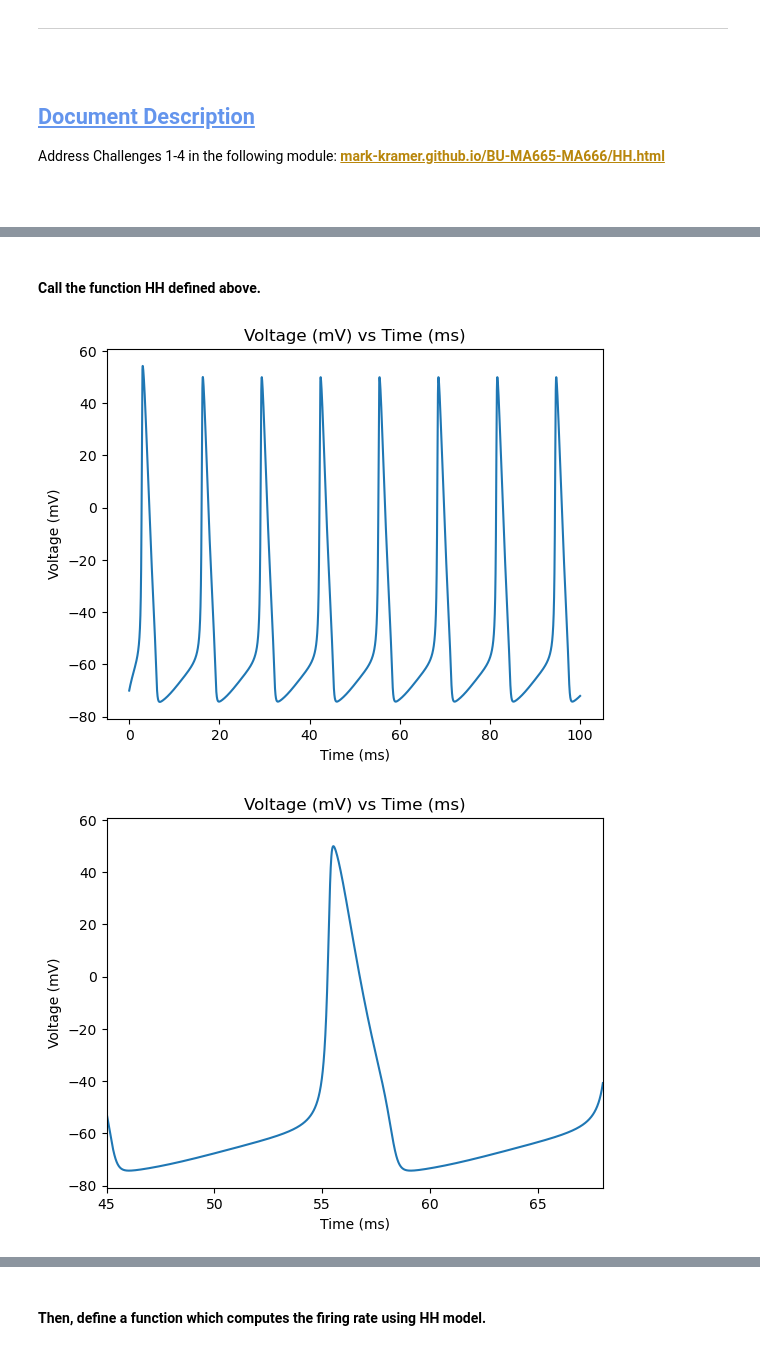
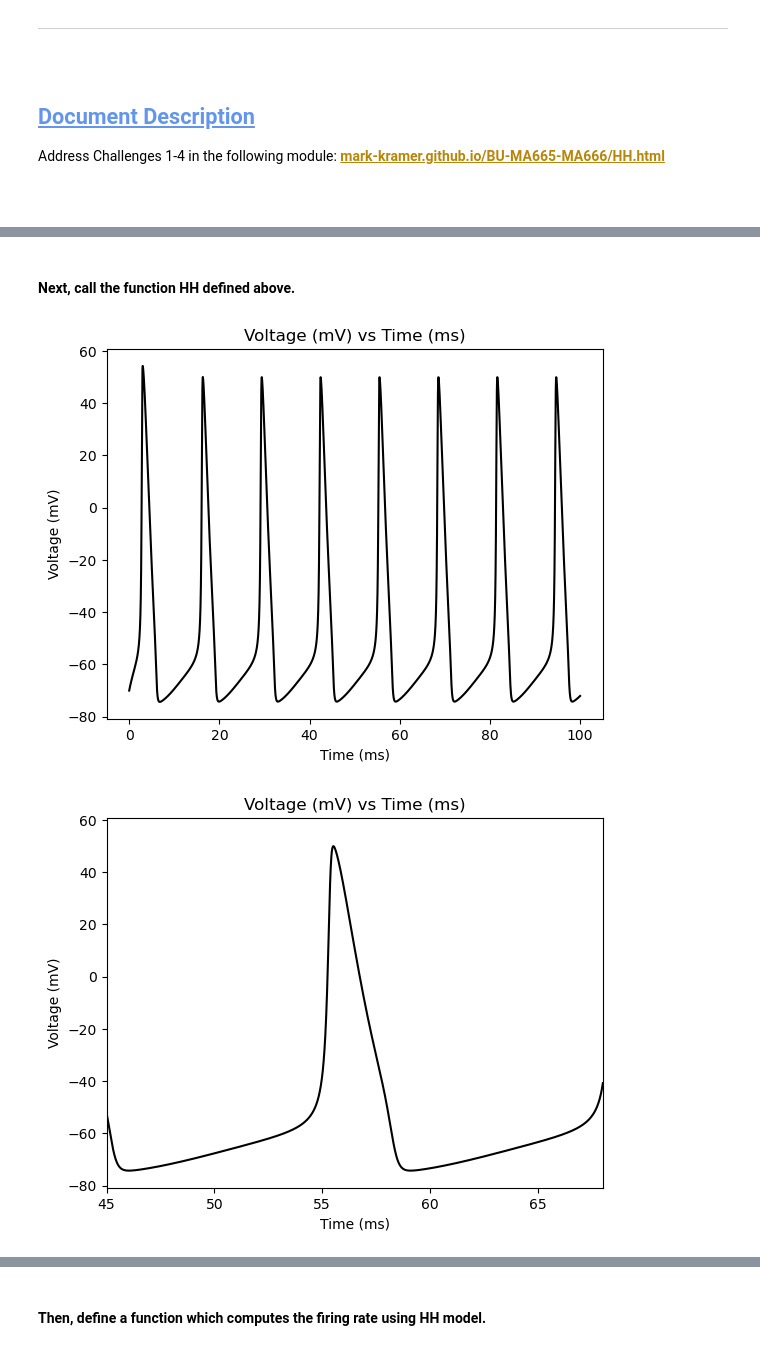
Before and after one commit to brittahn/CASMA665, a Jupyter notebook: Homeworks/AhnB_HW2-HH_CASMA665_F2024.ipynb, the cells around one changed output, grey strips where cells are left out. Cells and saved outputs as stored; diff of their text form; code cells hidden in the pictures.

```diff
--- a/Homeworks/AhnB_HW2-HH_CASMA665_F2024.ipynb
+++ b/Homeworks/AhnB_HW2-HH_CASMA665_F2024.ipynb
@@ -137,7 +139,7 @@ def HH(I0,T0, gK0_i, gNa0_i):
 
     return V,m,h,n,t
 # %% [markdown]
-#### **Call the function HH defined above.**
+#### **Next, call the function HH defined above.**
 # %%
 # Call the function HH
 
@@ -153,7 +155,7 @@ gNa0=120  # max potassium conductance of 120
 # Plot voltages
 plt.figure()
 plt.title("Voltage (mV) vs Time (ms)")
-plt.plot(t,V)
+plt.plot(t,V, 'black')
 plt.xlabel("Time (ms)")
 plt.ylabel("Voltage (mV)")
 plt.show()
@@ -161,7 +163,7 @@ plt.show()
 # Plot single spike
 plt.figure()
 plt.title("Voltage (mV) vs Time (ms)")
-plt.plot(t,V)
+plt.plot(t,V, 'black')
 plt.xlim([45, 68])
 plt.xlabel("Time (ms)")
 plt.ylabel("Voltage (mV)")
@@ -171,35 +173,35 @@ plt.show()
 plt.figure()
 plt.title("Single Spike AP Dynamics of m, h, n")
 plt.plot(t,m,'red', label='m')
 plt.plot(t,h,'blue', label='h')
 plt.plot(t,n,'green', label='n')
 plt.xlim([45, 68])
 plt.xlabel('Time [ms]')
 plt.show()
 
 
 ####################
 # Plot conductances
 
 # Define conductances
 gNa  = gNa0*(m**3)*h                 # Sodium conductance array
 gK   = gK0*(n**4)                    # Potassium conductance array
 gL  = 0.3*(n/n)                     # Leak conductance array; multiply by 1 (n/n) to create array of equal shape as gK, gNa
 
 # Plot conductances in 1 graph
 plt.figure()
 plt.title("Conductances")
 plt.plot(t,gNa,'purple', label='gNa')#... and plot the sodium conductance,
 plt.plot(t,gK, 'darkorange', label='gK') #... and plot the potassium conductance,
 plt.plot(t,gL, 'gray', label='gL') #... and plot the leak conductance.
 plt.xlim([45, 68])
 plt.xlabel('Time [ms]')             #... label the x-axis.
 plt.ylabel('mS/cm^2')               #... and label the y-axis.
 plt.legend()                        #... make a legend.
 plt.show()
 # %% [output]
-[figure, old version]
+[figure, new version]
-[figure, old version]
+[figure, new version]
 [figure]
 [figure]
 # %% [markdown]
```
Also changed, not shown: parts of 13 cells of this notebook.
